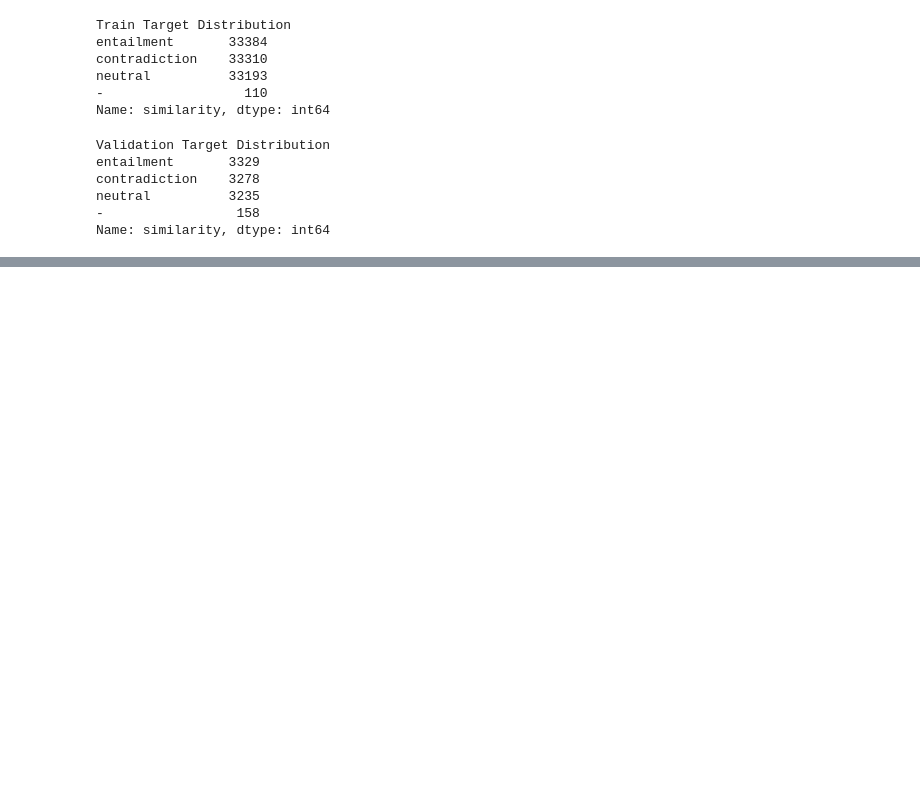
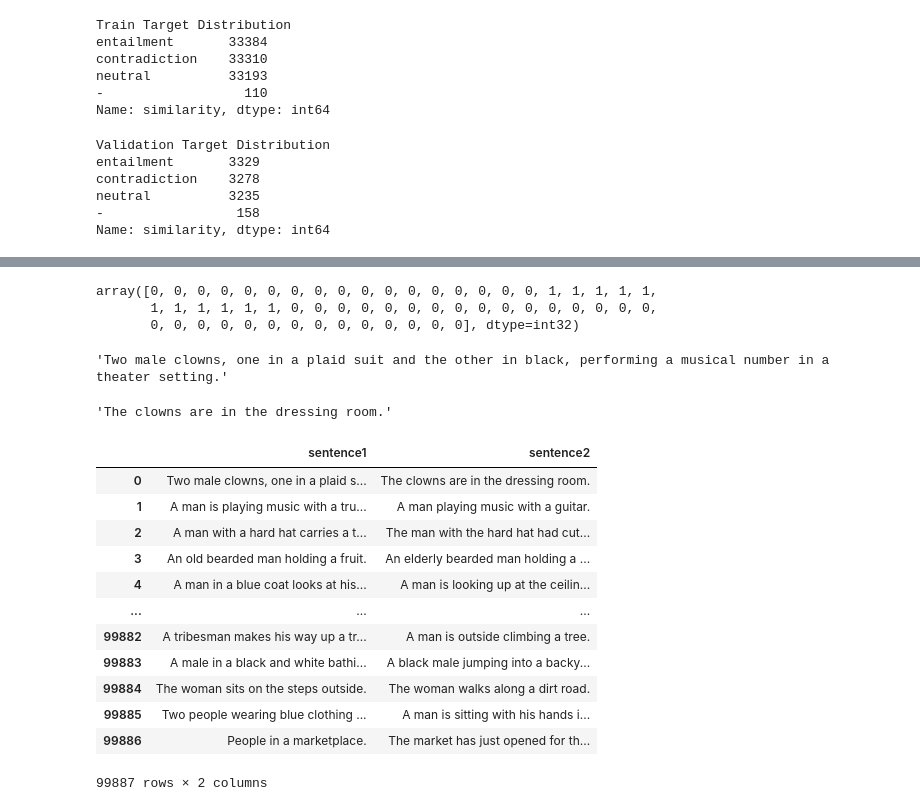
Before and after one commit to Lee-Gunju/AI-paper-code-review-for-personal-project, a Jupyter notebook: Semantic_Similarity_with_BERT.ipynb, the cells around one changed output, grey strips where cells are left out. Cells and saved outputs as stored; diff of their text form; code cells hidden in the pictures; blank space fills up the shorter version.

```diff
--- a/Semantic_Similarity_with_BERT.ipynb
+++ b/Semantic_Similarity_with_BERT.ipynb
@@ -187,3 +313,33 @@ class BertSemanticDataGenerator(tf.keras.utils.Sequence):
+# %%
+c[0]
+# %% [output]
+array([0, 0, 0, 0, 0, 0, 0, 0, 0, 0, 0, 0, 0, 0, 0, 0, 0, 1, 1, 1, 1, 1,
+       1, 1, 1, 1, 1, 1, 0, 0, 0, 0, 0, 0, 0, 0, 0, 0, 0, 0, 0, 0, 0, 0,
+       0, 0, 0, 0, 0, 0, 0, 0, 0, 0, 0, 0, 0, 0], dtype=int32)
+# %%
+train_df[["sentence1", "sentence2"][0]][0]
+# %% [output]
+'Two male clowns, one in a plaid suit and the other in black, performing a musical number in a theater setting.'
+# %%
+train_df[["sentence1", "sentence2"][1]][0]
+# %% [output]
+'The clowns are in the dressing room.'
+# %%
+train_df[["sentence1", "sentence2"]]
+# %% [output]
+|  | sentence1 | sentence2 |
+| 0 | Two male clowns, one in a plaid s... | The clowns are in the dressing room. |
+| 1 | A man is playing music with a tru... | A man playing music with a guitar. |
+| 2 | A man with a hard hat carries a t... | The man with the hard hat had cut... |
+| 3 | An old bearded man holding a fruit. | An elderly bearded man holding a ... |
+| 4 | A man in a blue coat looks at his... | A man is looking up at the ceilin... |
+| ... | ... | ... |
+| 99882 | A tribesman makes his way up a tr... | A man is outside climbing a tree. |
+| 99883 | A male in a black and white bathi... | A black male jumping into a backy... |
+| 99884 | The woman sits on the steps outside. | The woman walks along a dirt road. |
+| 99885 | Two people wearing blue clothing ... | A man is sitting with his hands i... |
+| 99886 | People in a marketplace. | The market has just opened for th... |
+99887 rows × 2 columns
 # %%
 # Create the model under a distribution strategy scope.
 strategy = tf.distribute.MirroredStrategy()
```
Also changed, not shown: parts of 28 cells of this notebook.
